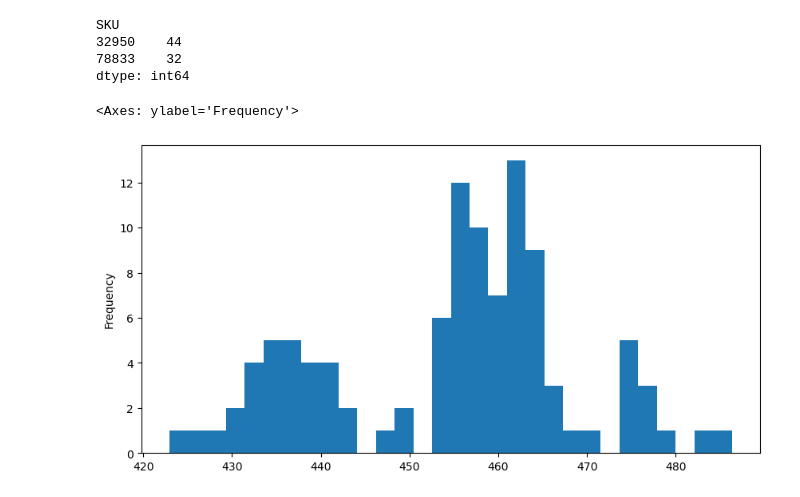
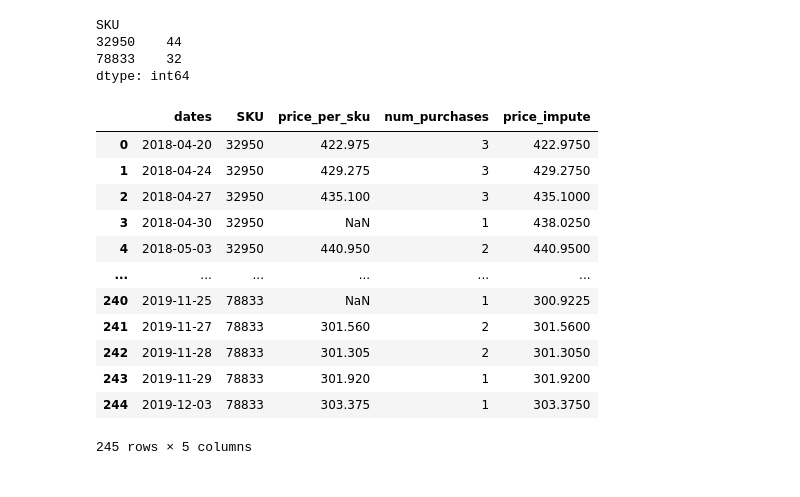
Before and after one commit to mic-icloud/ml-hard, a Jupyter notebook: 4-part/hw-4.ipynb, the cells around one changed output. Cells and saved outputs as stored; diff of their text form; code cells hidden in the pictures.

```diff
--- a/4-part/hw-4.ipynb
+++ b/4-part/hw-4.ipynb
@@ -135,6 +135,21 @@ SKU
 78833    32
 dtype: int64
 # %%
+fg = first_gr.copy()
+fg['price_impute'] = fg.price_per_sku.interpolate(method='linear')
-# %% [output]
-<Axes: ylabel='Frequency'>
-[figure, removed]
+# %%
+fg
+# %% [output]
+|  | dates | SKU | price_per_sku | num_purchases | price_impute |
+| 0 | 2018-04-20 | 32950 | 422.975 | 3 | 422.9750 |
+| 1 | 2018-04-24 | 32950 | 429.275 | 3 | 429.2750 |
+| 2 | 2018-04-27 | 32950 | 435.100 | 3 | 435.1000 |
+| 3 | 2018-04-30 | 32950 | NaN | 1 | 438.0250 |
+| 4 | 2018-05-03 | 32950 | 440.950 | 2 | 440.9500 |
+| ... | ... | ... | ... | ... | ... |
+| 240 | 2019-11-25 | 78833 | NaN | 1 | 300.9225 |
+| 241 | 2019-11-27 | 78833 | 301.560 | 2 | 301.5600 |
+| 242 | 2019-11-28 | 78833 | 301.305 | 2 | 301.3050 |
+| 243 | 2019-11-29 | 78833 | 301.920 | 1 | 301.9200 |
+| 244 | 2019-12-03 | 78833 | 303.375 | 1 | 303.3750 |
+245 rows × 5 columns
```
Also changed, not shown: parts of 3 cells of this notebook.
